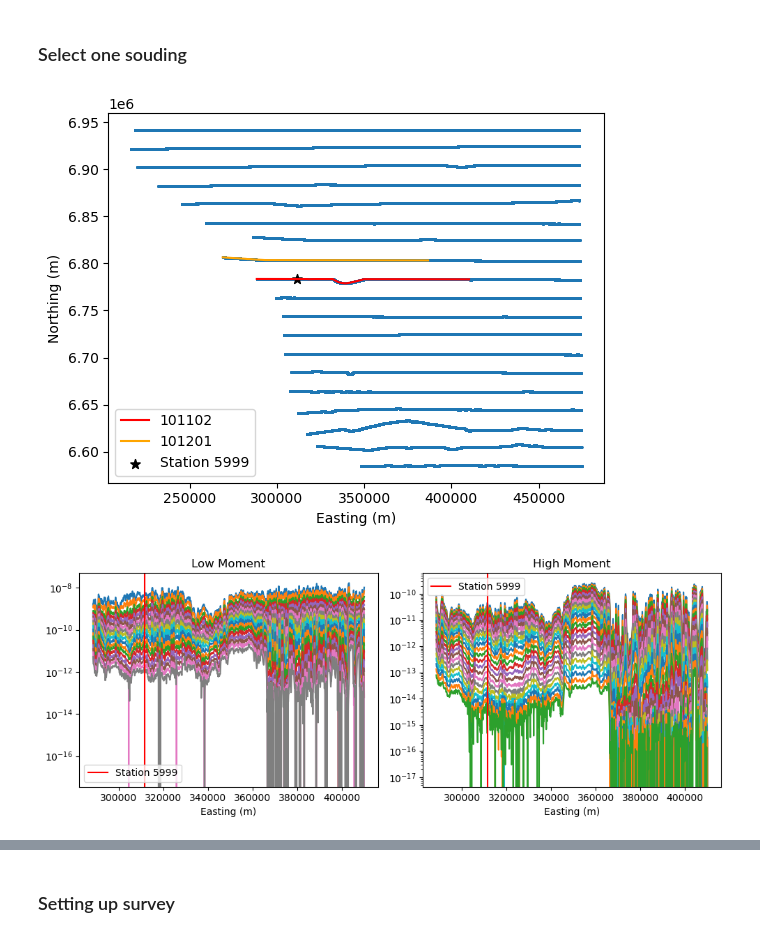
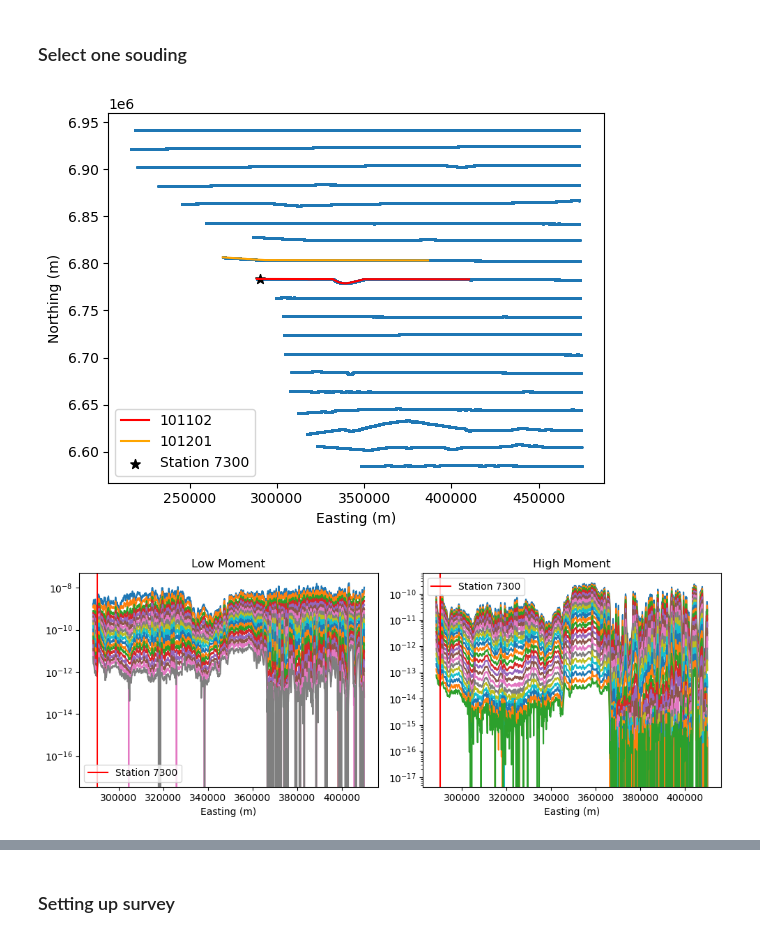
Before and after one commit to oscarshek/EOSC-556-Project, a Jupyter notebook: Notebook/AusAEM_WA.ipynb, the cells around one changed output, grey strips where cells are left out. Drawn from its saved outputs; the diff is of its cells as text; code cells hidden in the pictures.

Commit message:
work on other sounding; seem ok

```diff
--- a/Notebook/AusAEM_WA.ipynb
+++ b/Notebook/AusAEM_WA.ipynb
@@ -53,18 +53,18 @@ df.dropna(inplace=True)
 # %%
 # input flight line number and sounding ID
 # 101102 or 101201
 flightline = 101102 # or 101201
 
 # 0 - 7420 for flight line 101102
 # 7421 - 16261 for flight line 101201
-sounding = 5999
+sounding = 7300
 
 plot_sounding(flightline, sounding, df, df_all)
 
 station, station_lm_data, station_hm_data, station_lm_std, station_hm_std = get_sounding_df(flightline, sounding, df)
 # %% [output]
-[figure, old version]
+[figure, new version]
-[figure, old version]
+[figure, new version]
 # %%
 # load the gate opening time for LM and HM respectively
 LM_excel = "../../LM_times.csv"
```
Also changed, not shown: parts of 23 cells of this notebook, 2 other files.
